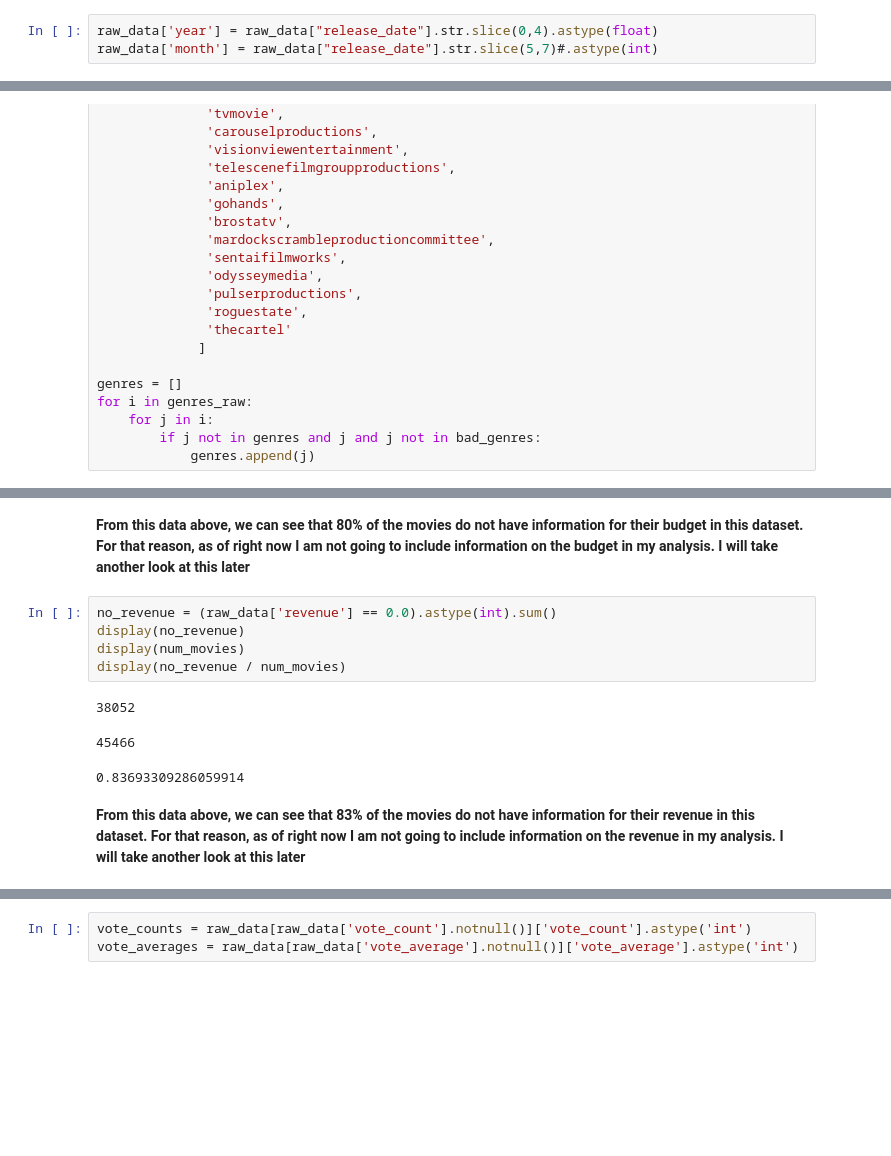
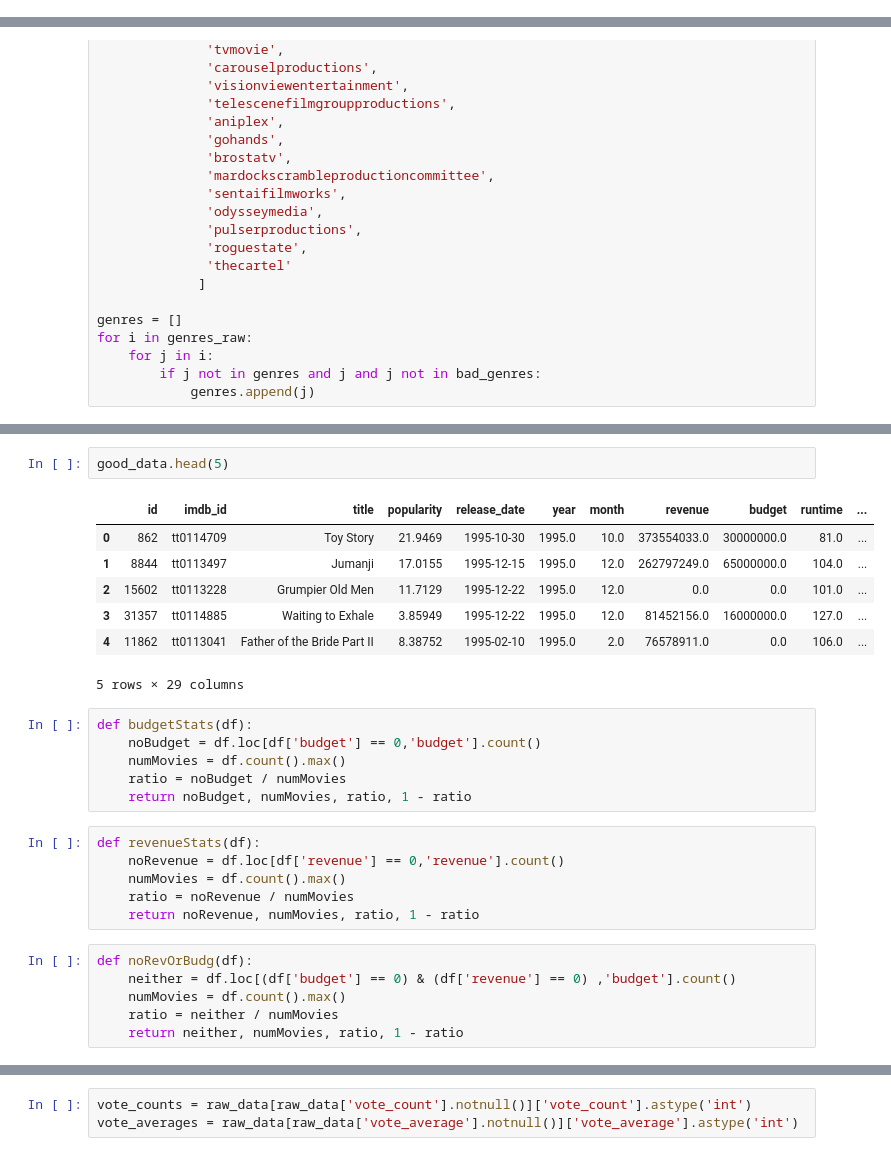
Before and after one commit to andrewnoglows/movieProject, a Jupyter notebook: movies.ipynb, the cells around one changed output, grey strips where cells are left out. Drawn from its saved outputs; the diff is of its cells as text; blank space fills up the shorter version.

```diff
--- a/movies.ipynb
+++ b/movies.ipynb
@@ -28,6 +26,3 @@ raw_data = pd.read_csv('/Users/anoglows/Documents/movieProject/the-movies-datase
-# %%
-raw_data['year'] = raw_data["release_date"].str.slice(0,4).astype(float)
-raw_data['month'] = raw_data["release_date"].str.slice(5,7)#.astype(int)
 # %%
 raw_data.head()
 # %% [output]
@@ -130,13 +112,28 @@ dtype: float64
-# %% [markdown]
-**From this data above, we can see that 80% of the movies do not have information for their budget in this dataset. For that reason, as of right now I am not going to include information on the budget in my analysis. I will take another look at this later**
-# %%
-no_revenue = (raw_data['revenue'] == 0.0).astype(int).sum()
-display(no_revenue)
-display(num_movies)
-display(no_revenue / num_movies)
-# %% [output]
-38052
-45466
-0.83693309286059914
-# %% [markdown]
-**From this data above, we can see that 83% of the movies do not have information for their revenue in this dataset. For that reason, as of right now I am not going to include information on the revenue in my analysis. I will take another look at this later**
+# %%
+good_data.head(5)
+# %% [output]
+|  | id | imdb_id | title | popularity | release_date | year | month | revenue | budget | runtime | ... |
+| 0 | 862 | tt0114709 | Toy Story | 21.9469 | 1995-10-30 | 1995.0 | 10.0 | 373554033.0 | 30000000.0 | 81.0 | ... |
+| 1 | 8844 | tt0113497 | Jumanji | 17.0155 | 1995-12-15 | 1995.0 | 12.0 | 262797249.0 | 65000000.0 | 104.0 | ... |
+| 2 | 15602 | tt0113228 | Grumpier Old Men | 11.7129 | 1995-12-22 | 1995.0 | 12.0 | 0.0 | 0.0 | 101.0 | ... |
+| 3 | 31357 | tt0114885 | Waiting to Exhale | 3.85949 | 1995-12-22 | 1995.0 | 12.0 | 81452156.0 | 16000000.0 | 127.0 | ... |
+| 4 | 11862 | tt0113041 | Father of the Bride Part II | 8.38752 | 1995-02-10 | 1995.0 | 2.0 | 76578911.0 | 0.0 | 106.0 | ... |
+5 rows × 29 columns
+# %%
+def budgetStats(df):
+    noBudget = df.loc[df['budget'] == 0,'budget'].count()
+    numMovies = df.count().max()
+    ratio = noBudget / numMovies
+    return noBudget, numMovies, ratio, 1 - ratio
+# %%
+def revenueStats(df):
+    noRevenue = df.loc[df['revenue'] == 0,'revenue'].count()
+    numMovies = df.count().max()
+    ratio = noRevenue / numMovies
+    return noRevenue, numMovies, ratio, 1 - ratio
+# %%
+def noRevOrBudg(df):
+    neither = df.loc[(df['budget'] == 0) & (df['revenue'] == 0) ,'budget'].count()
+    numMovies = df.count().max()
+    ratio = neither / numMovies
+    return neither, numMovies, ratio, 1 - ratio
```
Also changed, not shown: parts of 36 cells of this notebook.
